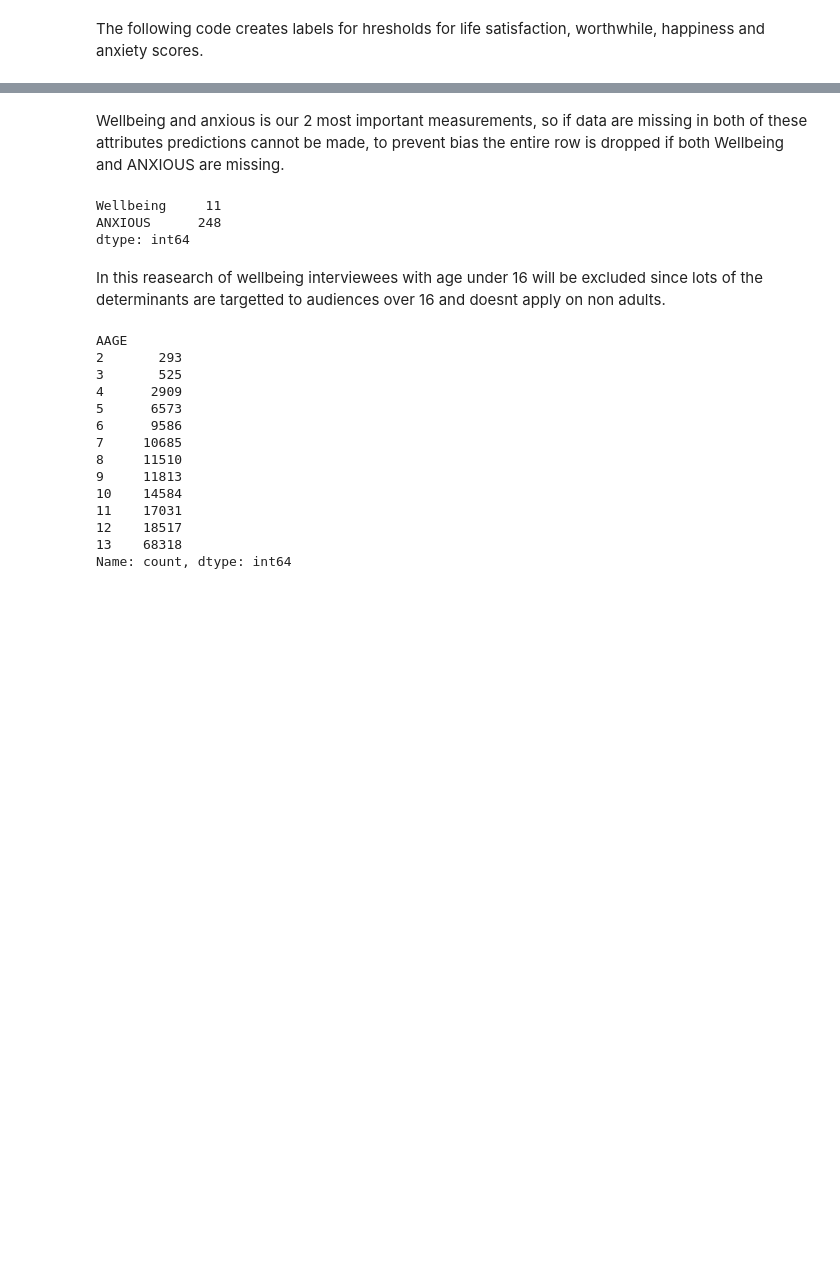
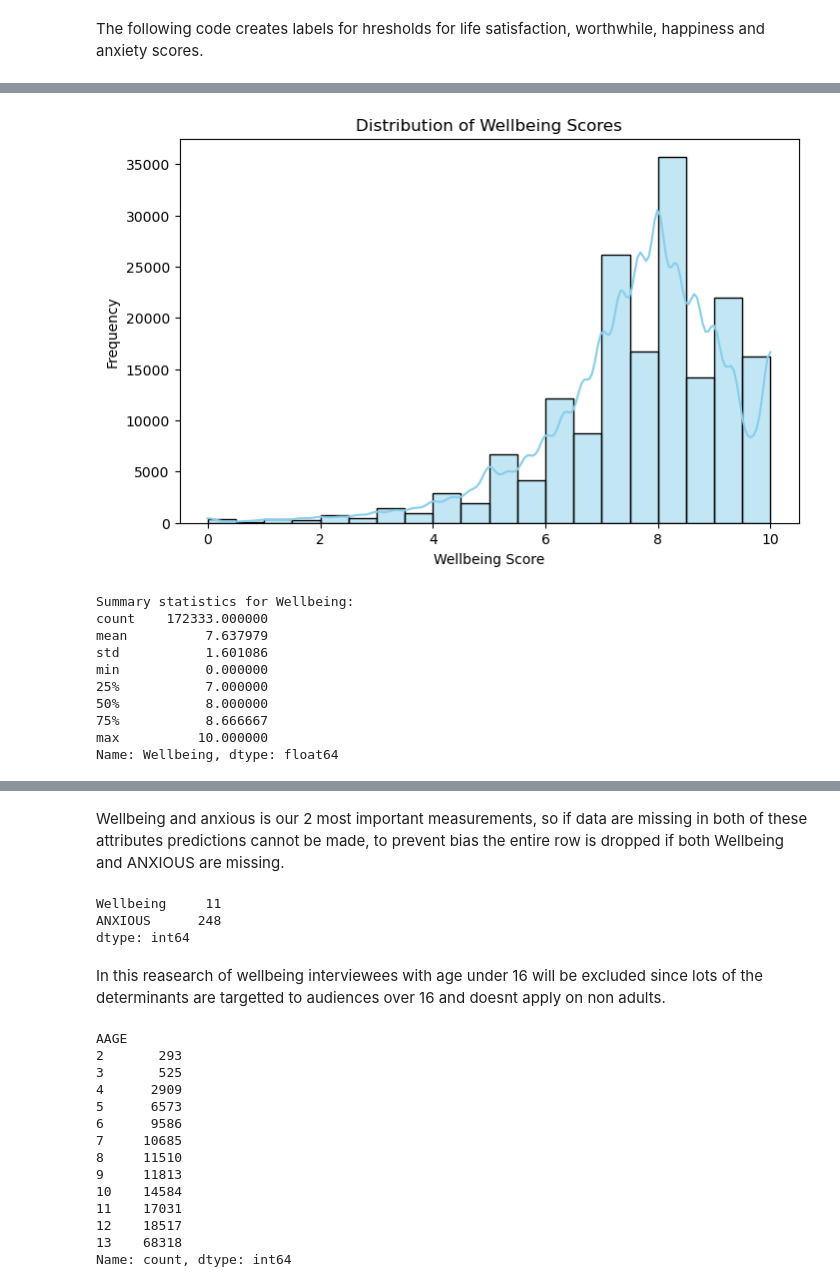
Before and after one commit to maxemporor/MSc-project, a Jupyter notebook: >8.ipynb, the cells around one changed output, grey strips where cells are left out. Drawn from its saved outputs; the diff is of its cells as text; code cells hidden in the pictures; blank space fills up the shorter version.

```diff
--- a/>8.ipynb
+++ b/>8.ipynb
@@ -125,3 +155,30 @@ df[['Wellbeing', 'Wellbeing_category', 'ANXIOUS', 'Anxiety_category']].head()
+# %%
+import matplotlib.pyplot as plt
+import seaborn as sns
+
+# Histogram + KDE for numeric Wellbeing scores
+plt.figure(figsize=(8, 5))
+sns.histplot(df['Wellbeing'].dropna(), kde=True, bins=20, color='skyblue')
+plt.title('Distribution of Wellbeing Scores')
+plt.xlabel('Wellbeing Score')
+plt.ylabel('Frequency')
+plt.show()
+
+# Summary statistics
+print("\nSummary statistics for Wellbeing:")
+print(df['Wellbeing'].describe())
+# %% [output]
+[figure, added]
+Summary statistics for Wellbeing:
+count    172333.000000
+mean          7.637979
+std           1.601086
+min           0.000000
+25%           7.000000
+50%           8.000000
+75%           8.666667
+max          10.000000
+Name: Wellbeing, dtype: float64
 # %%
 df[['Wellbeing', 'Wellbeing_category', 'ANXIOUS', 'Anxiety_category']].isna().sum()
 # %% [output]
```
Also changed, not shown: parts of 16 cells of this notebook.
